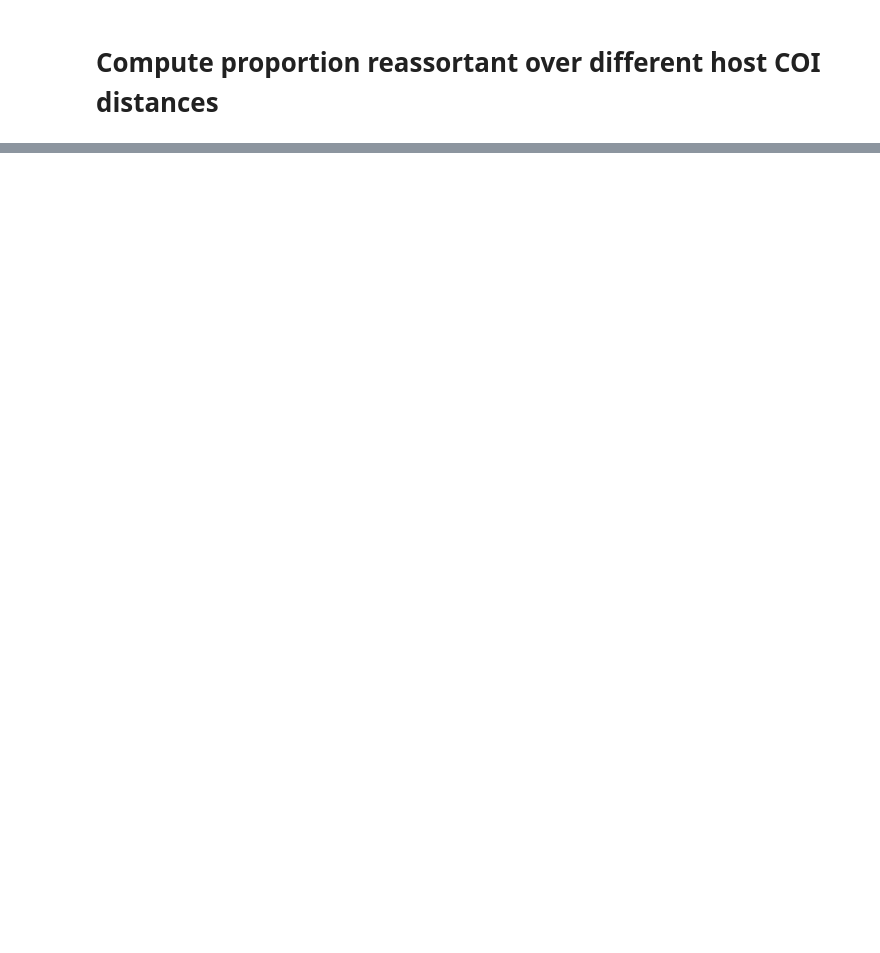
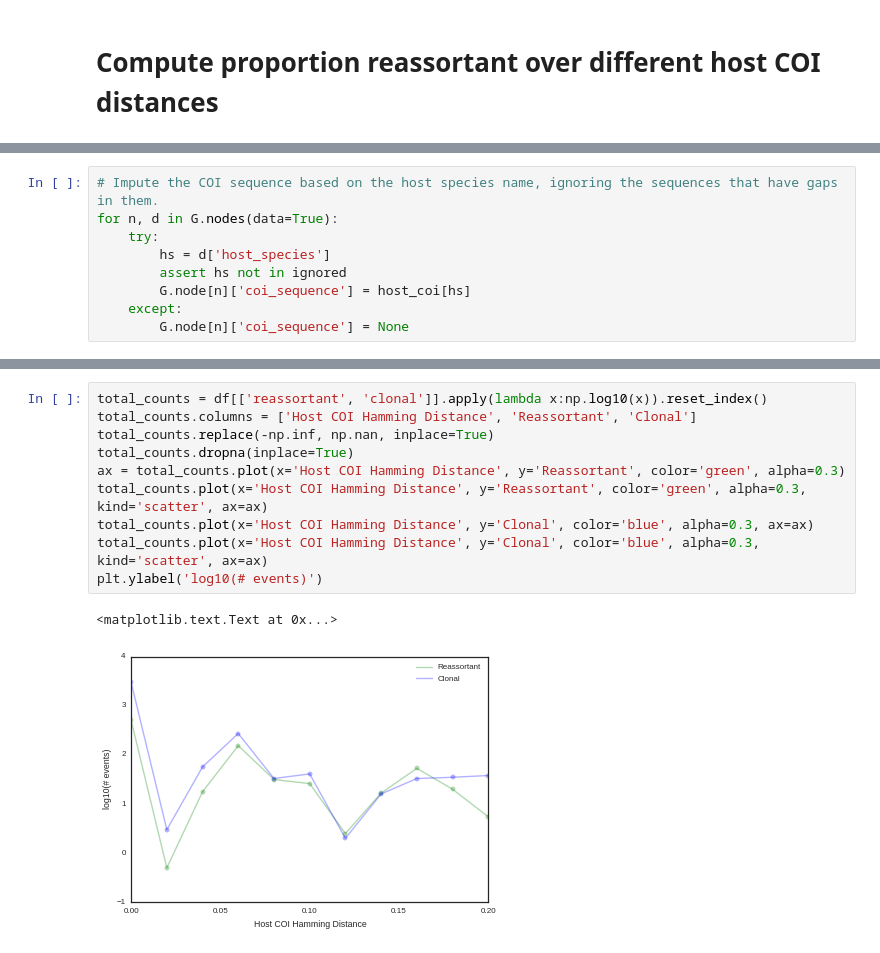
Before and after one commit to ericmjl/influenza-global-reassortment, a Jupyter notebook: Make Figure - Proportion Reassortant.ipynb, the cells around one changed output, grey strips where cells are left out. Cells and saved outputs as stored; diff of their text form; blank space fills up the shorter version.

```diff
--- a/Make Figure - Proportion Reassortant.ipynb
+++ b/Make Figure - Proportion Reassortant.ipynb
@@ -301,0 +349,9 @@ plt.show()
+# %%
+# Impute the COI sequence based on the host species name, ignoring the sequences that have gaps in them.
+for n, d in G.nodes(data=True):
+    try:
+        hs = d['host_species']
+        assert hs not in ignored
+        G.node[n]['coi_sequence'] = host_coi[hs]
+    except:
+        G.node[n]['coi_sequence'] = None
@@ -301,0 +604,13 @@ plt.show()
+# %%
+total_counts = df[['reassortant', 'clonal']].apply(lambda x:np.log10(x)).reset_index()
+total_counts.columns = ['Host COI Hamming Distance', 'Reassortant', 'Clonal']
+total_counts.replace(-np.inf, np.nan, inplace=True)
+total_counts.dropna(inplace=True)
+ax = total_counts.plot(x='Host COI Hamming Distance', y='Reassortant', color='green', alpha=0.3)
+total_counts.plot(x='Host COI Hamming Distance', y='Reassortant', color='green', alpha=0.3, kind='scatter', ax=ax)
+total_counts.plot(x='Host COI Hamming Distance', y='Clonal', color='blue', alpha=0.3, ax=ax)
+total_counts.plot(x='Host COI Hamming Distance', y='Clonal', color='blue', alpha=0.3, kind='scatter', ax=ax)
+plt.ylabel('log10(# events)')
+# %% [output]
+<matplotlib.text.Text at 0x...>
+[figure, added]
```
Also changed, not shown: parts of 28 cells of this notebook, 2 other files.
